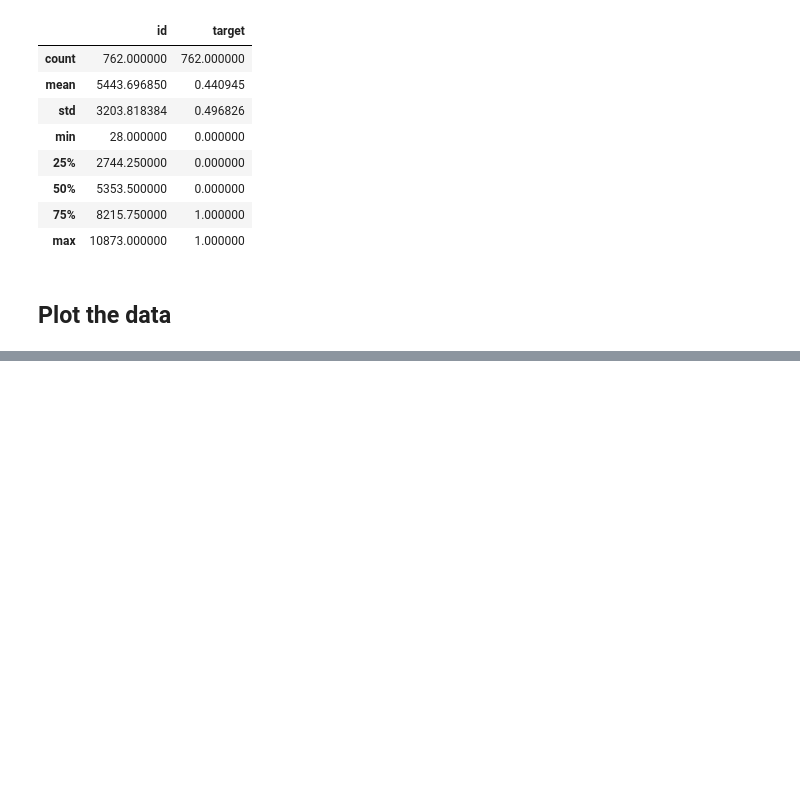
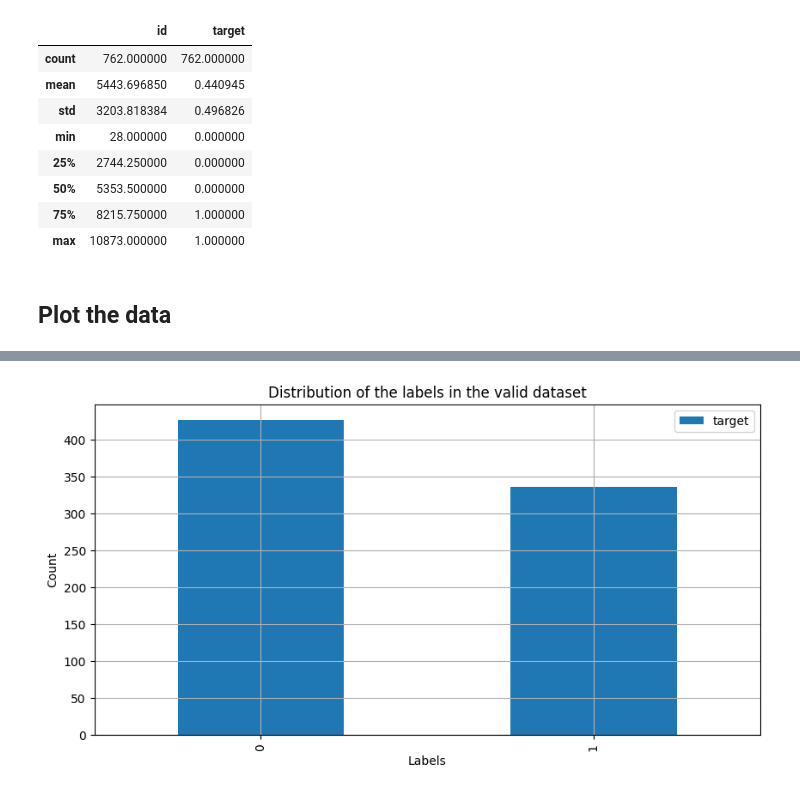
Before and after one commit to KubiakJakub01/sentiment-analysis-disaster-tweets, a Jupyter notebook: src/notebooks/research.ipynb, the cells around one changed output, grey strips where cells are left out. Saved outputs shown, nothing was run; the diff lists cells and outputs as text; code cells hidden in the pictures; blank space fills up the shorter version.

```diff
--- a/src/notebooks/research.ipynb
+++ b/src/notebooks/research.ipynb
@@ -125,0 +126,5 @@ KeyError: 'labels'
+# %%
+# Plot the distribution of the labels in the valid dataset
+plot_distribution(valid_df, "Distribution of the labels in the valid dataset")
+# %% [output]
+[figure, added]
```
Also changed, not shown: parts of 13 cells of this notebook.
